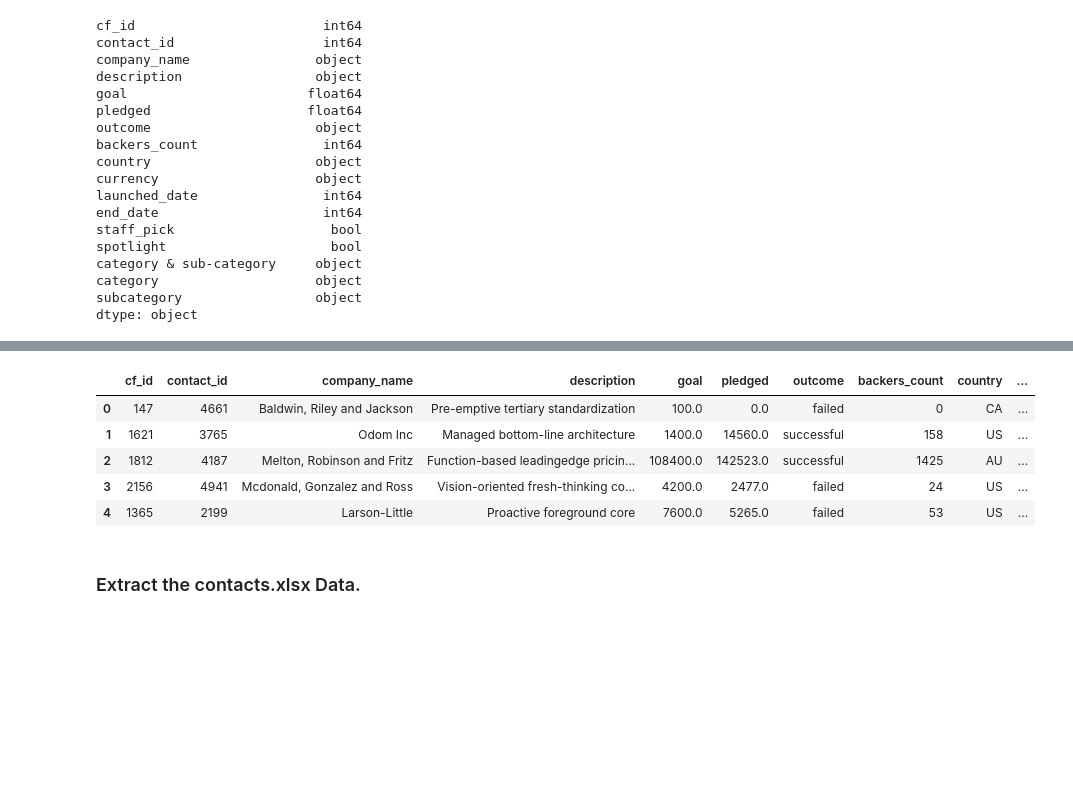
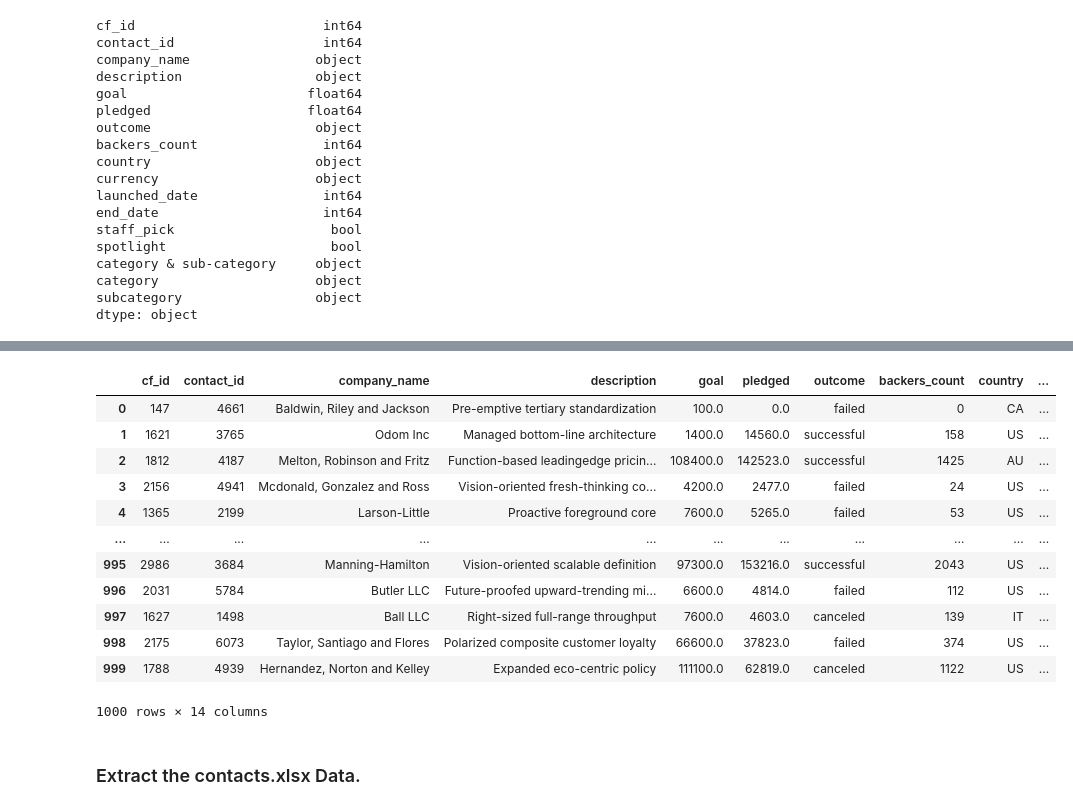
Before and after one commit to DanMarquezCan/Project-2-Crowdfunding-ETL, a Jupyter notebook: ETL_Mini_Project_Starter_Code.ipynb, the cells around one changed output, grey strips where cells are left out. Cells and saved outputs as stored; diff of their text form; code cells hidden in the pictures; blank space fills up the shorter version.

```diff
--- a/ETL_Mini_Project_Starter_Code.ipynb
+++ b/ETL_Mini_Project_Starter_Code.ipynb
@@ -238,7 +256,7 @@ from datetime import datetime as dt
 # %%
 # Merge the campaign_df with the category_df on the "category" column and
 # the subcategory_df on the "subcategory" column.
-
-
+category_merged_df=pd.merge(campaign_df,category_df, how='left', on='category')
+campaign_merged_df=pd.merge(category_merged_df,subcategory_df, how='left', on='subcategory')
 campaign_merged_df.tail(10)
 # %% [output]
@@ -246,15 +274,22 @@ NameError: name 'campaign_merged_df' is not defined
-# %%
-# Drop unwanted columns
-campaign_df=campaign_df.drop(['company_name'])
-
-campaign_df
-# %% [output]
-|  | cf_id | contact_id | company_name | description | goal | pledged | outcome | backers_count | country | ... |
-| 0 | 147 | 4661 | Baldwin, Riley and Jackson | Pre-emptive tertiary standardization | 100.0 | 0.0 | failed | 0 | CA | ... |
-| 1 | 1621 | 3765 | Odom Inc | Managed bottom-line architecture | 1400.0 | 14560.0 | successful | 158 | US | ... |
-| 2 | 1812 | 4187 | Melton, Robinson and Fritz | Function-based leadingedge pricin... | 108400.0 | 142523.0 | successful | 1425 | AU | ... |
-| 3 | 2156 | 4941 | Mcdonald, Gonzalez and Ross | Vision-oriented fresh-thinking co... | 4200.0 | 2477.0 | failed | 24 | US | ... |
-| 4 | 1365 | 2199 | Larson-Little | Proactive foreground core | 7600.0 | 5265.0 | failed | 53 | US | ... |
+# %%
+# Drop unwanted columns
+campaign_cleaned=campaign_merged_df.drop(columns=['staff_pick','spotlight','category & sub-category','category','subcategory'])
+
+campaign_cleaned
+# %% [output]
+|  | cf_id | contact_id | company_name | description | goal | pledged | outcome | backers_count | country | ... |
+| 0 | 147 | 4661 | Baldwin, Riley and Jackson | Pre-emptive tertiary standardization | 100.0 | 0.0 | failed | 0 | CA | ... |
+| 1 | 1621 | 3765 | Odom Inc | Managed bottom-line architecture | 1400.0 | 14560.0 | successful | 158 | US | ... |
+| 2 | 1812 | 4187 | Melton, Robinson and Fritz | Function-based leadingedge pricin... | 108400.0 | 142523.0 | successful | 1425 | AU | ... |
+| 3 | 2156 | 4941 | Mcdonald, Gonzalez and Ross | Vision-oriented fresh-thinking co... | 4200.0 | 2477.0 | failed | 24 | US | ... |
+| 4 | 1365 | 2199 | Larson-Little | Proactive foreground core | 7600.0 | 5265.0 | failed | 53 | US | ... |
+| ... | ... | ... | ... | ... | ... | ... | ... | ... | ... | ... |
+| 995 | 2986 | 3684 | Manning-Hamilton | Vision-oriented scalable definition | 97300.0 | 153216.0 | successful | 2043 | US | ... |
+| 996 | 2031 | 5784 | Butler LLC | Future-proofed upward-trending mi... | 6600.0 | 4814.0 | failed | 112 | US | ... |
+| 997 | 1627 | 1498 | Ball LLC | Right-sized full-range throughput | 7600.0 | 4603.0 | canceled | 139 | IT | ... |
+| 998 | 2175 | 6073 | Taylor, Santiago and Flores | Polarized composite customer loyalty | 66600.0 | 37823.0 | failed | 374 | US | ... |
+| 999 | 1788 | 4939 | Hernandez, Norton and Kelley | Expanded eco-centric policy | 111100.0 | 62819.0 | canceled | 1122 | US | ... |
+1000 rows × 14 columns
 # %%
 # Export the DataFrame as a CSV file.
 campaign_cleaned.to_csv("Resources/campaign.csv", index=False)
```
Also changed, not shown: parts of 6 cells of this notebook, 3 other files.
